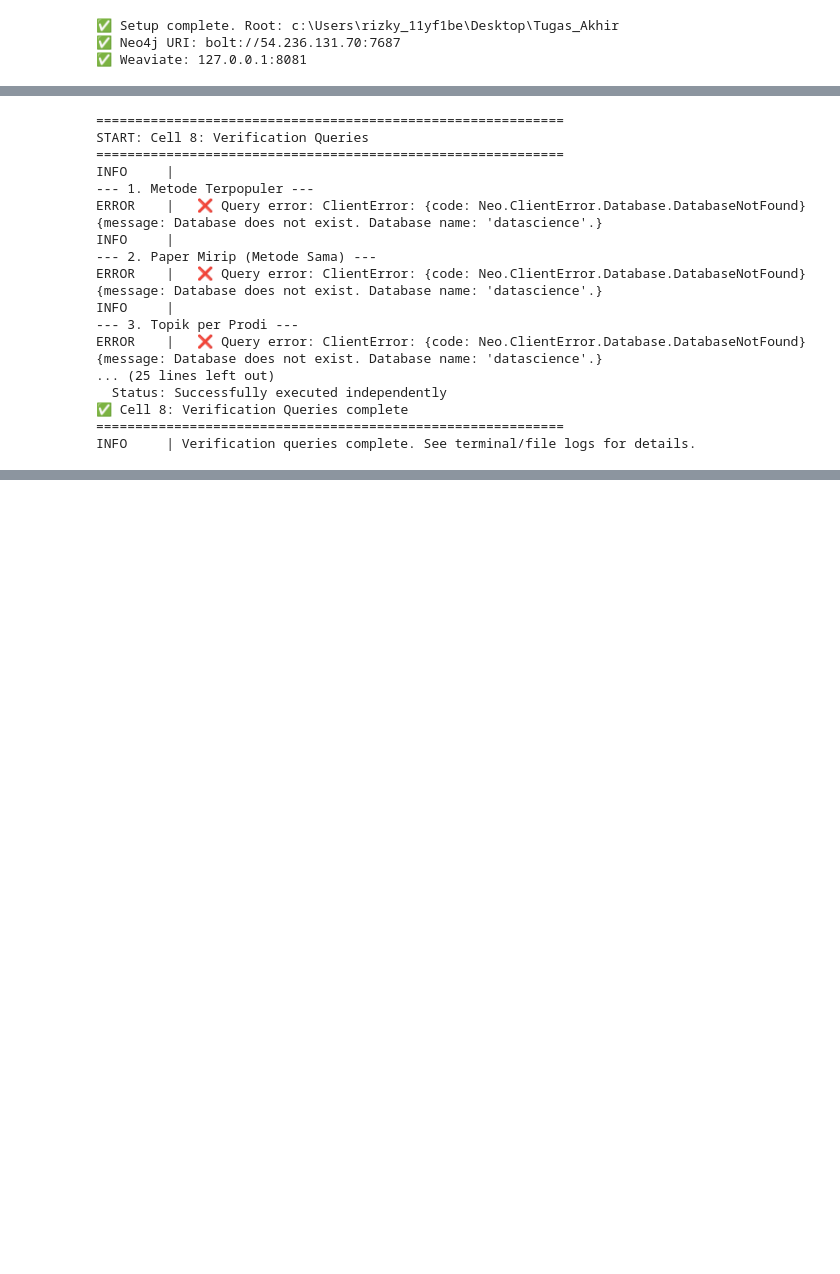
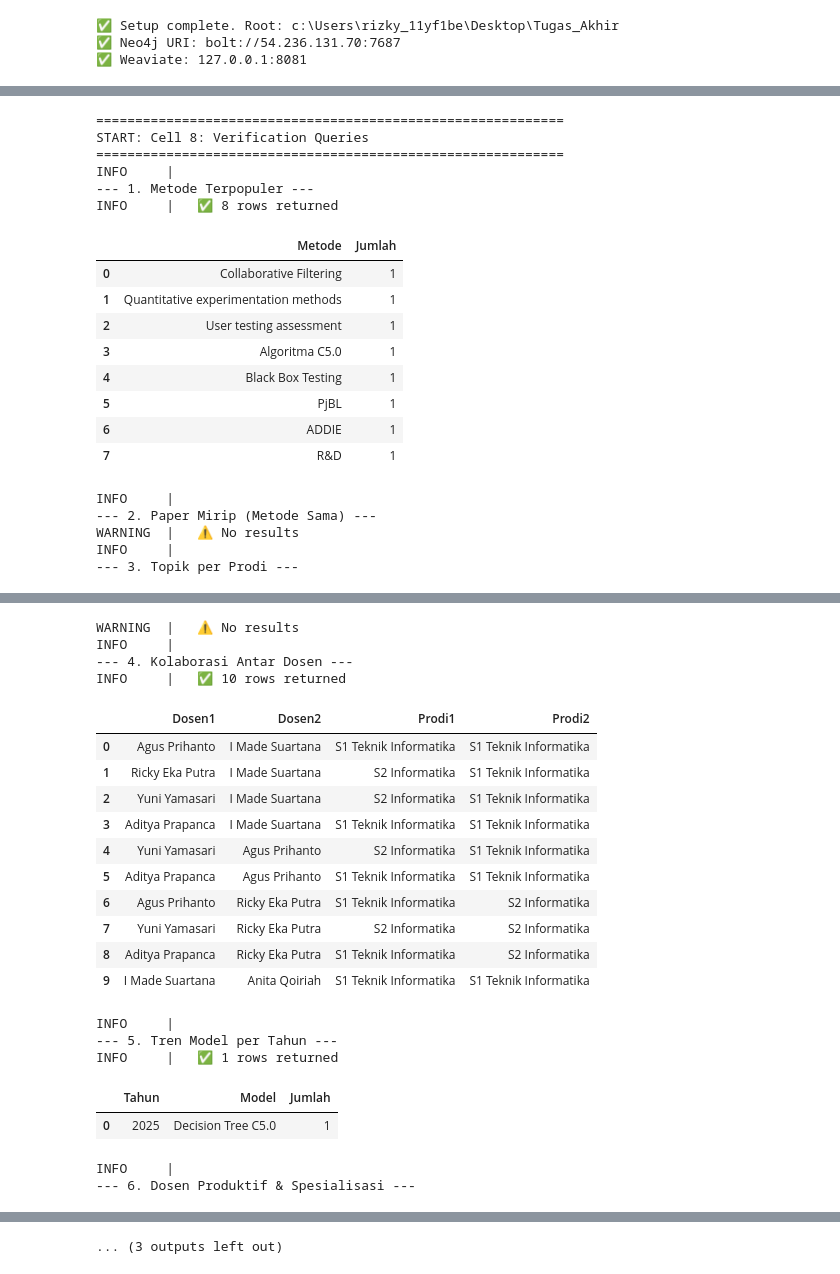
Before and after one commit to rizkyyanuark/Tugas_Akhir, a Jupyter notebook: notebooks/scraping/kg_construction.ipynb, the cells around one changed output, grey strips where cells are left out. Drawn from its saved outputs; the diff is of its cells as text; code cells hidden in the pictures; blank space fills up the shorter version.

```diff
--- a/notebooks/scraping/kg_construction.ipynb
+++ b/notebooks/scraping/kg_construction.ipynb
@@ -323,7 +323,7 @@ queries = [
     ('1. Metode Terpopuler', 'MATCH (p:Paper)-[:HAS_METHOD]->(m:Method) RETURN m.name AS Metode, COUNT(p) AS Jumlah ORDER BY Jumlah DESC LIMIT 10'),
     ('2. Paper Mirip (Metode Sama)', 'MATCH (p1:Paper)-[:HAS_METHOD]->(m:Method)<-[:HAS_METHOD]-(p2:Paper) WHERE p1 <> p2 RETURN p1.title AS Paper1, m.name AS Metode, p2.title AS Paper2 LIMIT 10'),
     ('3. Topik per Prodi', 'MATCH (ps:ProgramStudi)<-[:MEMBER_OF]-(d:Dosen)-[:WRITES]->(p:Paper)-[:IN_FIELD]->(f:Field) RETURN ps.name AS Prodi, f.name AS Field, COUNT(p) AS Total ORDER BY Total DESC LIMIT 10'),
-    ('4. Kolaborasi Lintas Prodi', 'MATCH (d1:Dosen)-[:WRITES]->(p:Paper)<-[:WRITES]-(d2:Dosen) MATCH (d1)-[:MEMBER_OF]->(ps1) MATCH (d2)-[:MEMBER_OF]->(ps2) WHERE elementId(d1)<elementId(d2) AND ps1<>ps2 RETURN d1.name AS D1, ps1.name AS P1, d2.name AS D2, ps2.name AS P2, COUNT(p) AS Papers ORDER BY Papers DESC LIMIT 5'),
+    ('4. Kolaborasi Antar Dosen', 'MATCH (d1:Dosen)-[:COLLABORATES_WITH]->(d2:Dosen) RETURN d1.name AS Dosen1, d2.name AS Dosen2, d1.prodi AS Prodi1, d2.prodi AS Prodi2 LIMIT 10'),
     ('5. Tren Model per Tahun', 'MATCH (p:Paper)-[:HAS_MODEL]->(m:Model) MATCH (p)-[:PUBLISHED_YEAR]->(y:Year) RETURN y.value AS Tahun, m.name AS Model, COUNT(p) AS Jumlah ORDER BY Tahun DESC, Jumlah DESC LIMIT 10'),
     ('6. Dosen Produktif & Spesialisasi', 'MATCH (d:Dosen)-[:WRITES]->(p:Paper)-[:IN_FIELD]->(f:Field) RETURN d.name AS Dosen, f.name AS Topik, COUNT(p) AS Total ORDER BY Total DESC LIMIT 10'),
     ('7. Problem vs Tool', 'MATCH (t:Tool)<-[:HAS_TOOL]-(p:Paper)-[:ADDRESSES]->(pr:Problem) RETURN pr.name AS Masalah, t.name AS Tool, COUNT(p) AS Kasus ORDER BY Kasus DESC LIMIT 10'),
@@ -336,7 +336,7 @@ passed, failed = 0, 0
 for title, q in queries:
     logger.info(f'\n--- {title} ---')
     logger.debug(f'Query: {q}')
-    with driver.session(database="datascience") as s:  # Tambahkan targeted database
+    with driver.session(database="infokom-unesa") as s:
         try:
             result = s.run(q).data()
             if result:
@@ -352,7 +352,6 @@ for title, q in queries:
 
 driver.close()
 
-# Perbarui pemanggilan fungsi end_cell agar tidak error karena absennya LOG_FILE
 end_cell('Cell 8: Verification Queries', {
     'Queries passed': passed,
     'Queries with no results': failed,
@@ -365,15 +364,18 @@ START: Cell 8: Verification Queries
 ============================================================
 INFO     |
 --- 1. Metode Terpopuler ---
-ERROR    |   ❌ Query error: ClientError: {code: Neo.ClientError.Database.DatabaseNotFound} {message: Database does not exist. Database name: 'datascience'.}
-INFO     |
---- 2. Paper Mirip (Metode Sama) ---
-ERROR    |   ❌ Query error: ClientError: {code: Neo.ClientError.Database.DatabaseNotFound} {message: Database does not exist. Database name: 'datascience'.}
-INFO     |
---- 3. Topik per Prodi ---
-ERROR    |   ❌ Query error: ClientError: {code: Neo.ClientError.Database.DatabaseNotFound} {message: Database does not exist. Database name: 'datascience'.}
-... (25 lines left out)
-  Status: Successfully executed independently
-✅ Cell 8: Verification Queries complete
-============================================================
-INFO     | Verification queries complete. See terminal/file logs for details.
+INFO     |   ✅ 8 rows returned
+|  | Metode | Jumlah |
+| 0 | Collaborative Filtering | 1 |
+| 1 | Quantitative experimentation methods | 1 |
+| 2 | User testing assessment | 1 |
+| 3 | Algoritma C5.0 | 1 |
+| 4 | Black Box Testing | 1 |
+| 5 | PjBL | 1 |
+| 6 | ADDIE | 1 |
+| 7 | R&D | 1 |
+INFO     |
+--- 2. Paper Mirip (Metode Sama) ---
+WARNING  |   ⚠️ No results
+INFO     |
+--- 3. Topik per Prodi ---
@@ -379,0 +383,22 @@ INFO     | Verification queries complete. See terminal/file logs for details.
+WARNING  |   ⚠️ No results
+INFO     |
+--- 4. Kolaborasi Antar Dosen ---
+INFO     |   ✅ 10 rows returned
+|  | Dosen1 | Dosen2 | Prodi1 | Prodi2 |
+| 0 | Agus Prihanto | I Made Suartana | S1 Teknik Informatika | S1 Teknik Informatika |
+| 1 | Ricky Eka Putra | I Made Suartana | S2 Informatika | S1 Teknik Informatika |
+| 2 | Yuni Yamasari | I Made Suartana | S2 Informatika | S1 Teknik Informatika |
+| 3 | Aditya Prapanca | I Made Suartana | S1 Teknik Informatika | S1 Teknik Informatika |
+| 4 | Yuni Yamasari | Agus Prihanto | S2 Informatika | S1 Teknik Informatika |
+| 5 | Aditya Prapanca | Agus Prihanto | S1 Teknik Informatika | S1 Teknik Informatika |
+| 6 | Agus Prihanto | Ricky Eka Putra | S1 Teknik Informatika | S2 Informatika |
+| 7 | Yuni Yamasari | Ricky Eka Putra | S2 Informatika | S2 Informatika |
+| 8 | Aditya Prapanca | Ricky Eka Putra | S1 Teknik Informatika | S2 Informatika |
+| 9 | I Made Suartana | Anita Qoiriah | S1 Teknik Informatika | S1 Teknik Informatika |
+INFO     |
+--- 5. Tren Model per Tahun ---
+INFO     |   ✅ 1 rows returned
+|  | Tahun | Model | Jumlah |
+| 0 | 2025 | Decision Tree C5.0 | 1 |
+INFO     |
+--- 6. Dosen Produktif & Spesialisasi ---
@@ -379,0 +413 @@ INFO     | Verification queries complete. See terminal/file logs for details.
+... (3 outputs left out)
```
Also changed, not shown: parts of 7 cells of this notebook, 12 other files.
